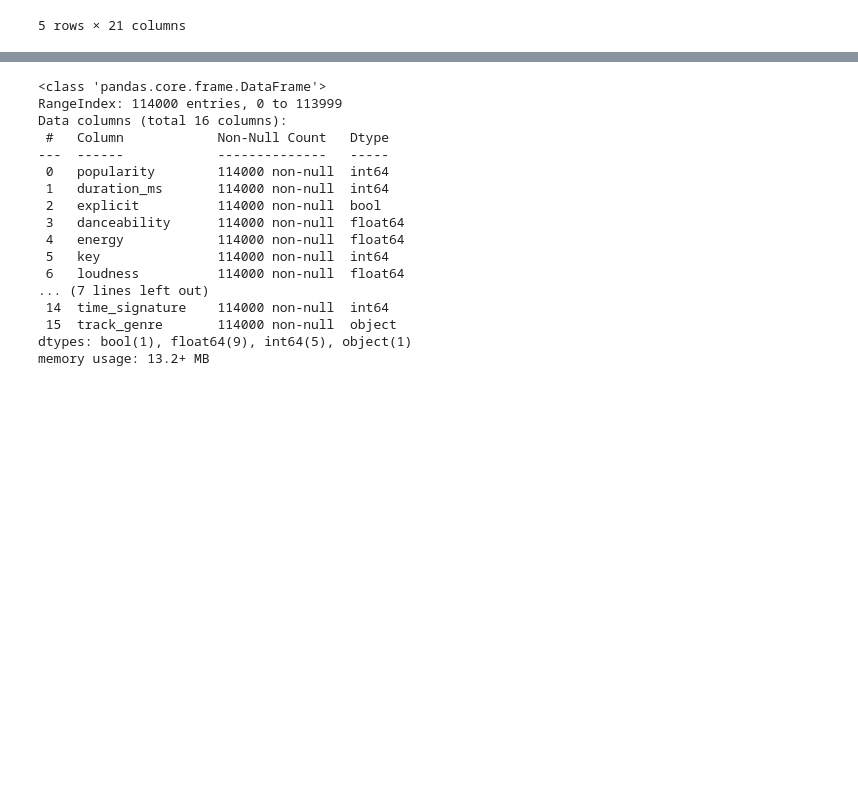
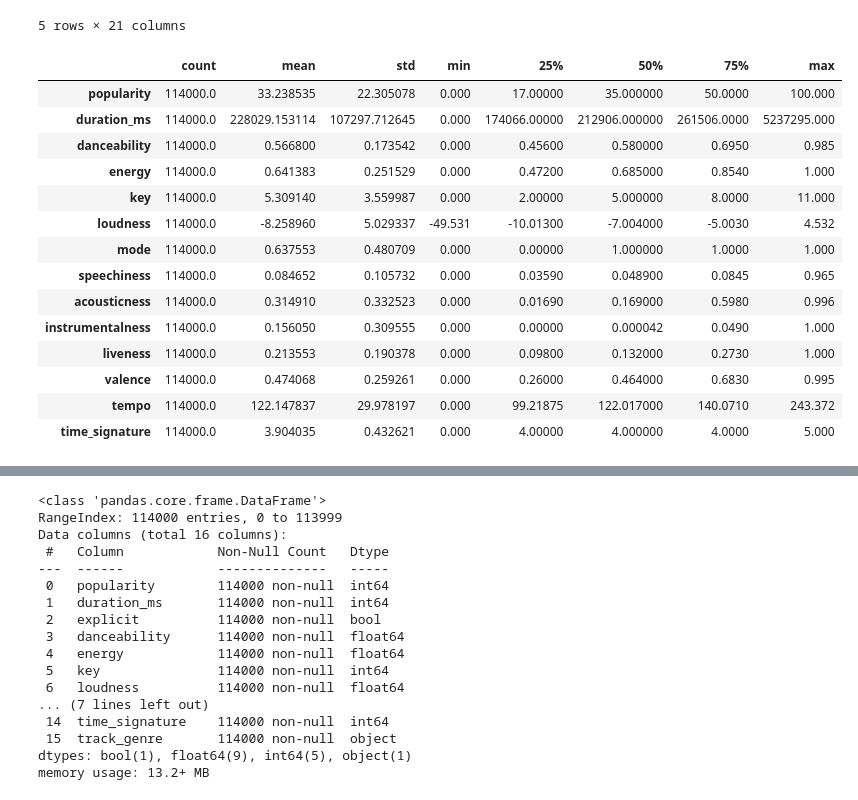
Before and after one commit to mlang789/spotify-genre-project, a Jupyter notebook: notebooks/01_exploration.ipynb, the cells around one changed output, grey strips where cells are left out. Saved outputs shown, nothing was run; the diff lists cells and outputs as text; code cells hidden in the pictures; blank space fills up the shorter version.

```diff
--- a/notebooks/01_exploration.ipynb
+++ b/notebooks/01_exploration.ipynb
@@ -19,3 +19,21 @@ cols_to_drop = ["track_id", "artists", "album_name", "track_name"]
 df = df.drop(columns=cols_to_drop)
 
 # on enlève les colonnes inutiles pour l'analyse
+# %%
+df.describe().T
+# %% [output]
+|  | count | mean | std | min | 25% | 50% | 75% | max |
+| popularity | 114000.0 | 33.238535 | 22.305078 | 0.000 | 17.00000 | 35.000000 | 50.0000 | 100.000 |
+| duration_ms | 114000.0 | 228029.153114 | 107297.712645 | 0.000 | 174066.00000 | 212906.000000 | 261506.0000 | 5237295.000 |
+| danceability | 114000.0 | 0.566800 | 0.173542 | 0.000 | 0.45600 | 0.580000 | 0.6950 | 0.985 |
+| energy | 114000.0 | 0.641383 | 0.251529 | 0.000 | 0.47200 | 0.685000 | 0.8540 | 1.000 |
+| key | 114000.0 | 5.309140 | 3.559987 | 0.000 | 2.00000 | 5.000000 | 8.0000 | 11.000 |
+| loudness | 114000.0 | -8.258960 | 5.029337 | -49.531 | -10.01300 | -7.004000 | -5.0030 | 4.532 |
+| mode | 114000.0 | 0.637553 | 0.480709 | 0.000 | 0.00000 | 1.000000 | 1.0000 | 1.000 |
+| speechiness | 114000.0 | 0.084652 | 0.105732 | 0.000 | 0.03590 | 0.048900 | 0.0845 | 0.965 |
+| acousticness | 114000.0 | 0.314910 | 0.332523 | 0.000 | 0.01690 | 0.169000 | 0.5980 | 0.996 |
+| instrumentalness | 114000.0 | 0.156050 | 0.309555 | 0.000 | 0.00000 | 0.000042 | 0.0490 | 1.000 |
+| liveness | 114000.0 | 0.213553 | 0.190378 | 0.000 | 0.09800 | 0.132000 | 0.2730 | 1.000 |
+| valence | 114000.0 | 0.474068 | 0.259261 | 0.000 | 0.26000 | 0.464000 | 0.6830 | 0.995 |
+| tempo | 114000.0 | 122.147837 | 29.978197 | 0.000 | 99.21875 | 122.017000 | 140.0710 | 243.372 |
+| time_signature | 114000.0 | 3.904035 | 0.432621 | 0.000 | 4.00000 | 4.000000 | 4.0000 | 5.000 |
```
Also changed, not shown: parts of 5 cells of this notebook, 2 other files.
